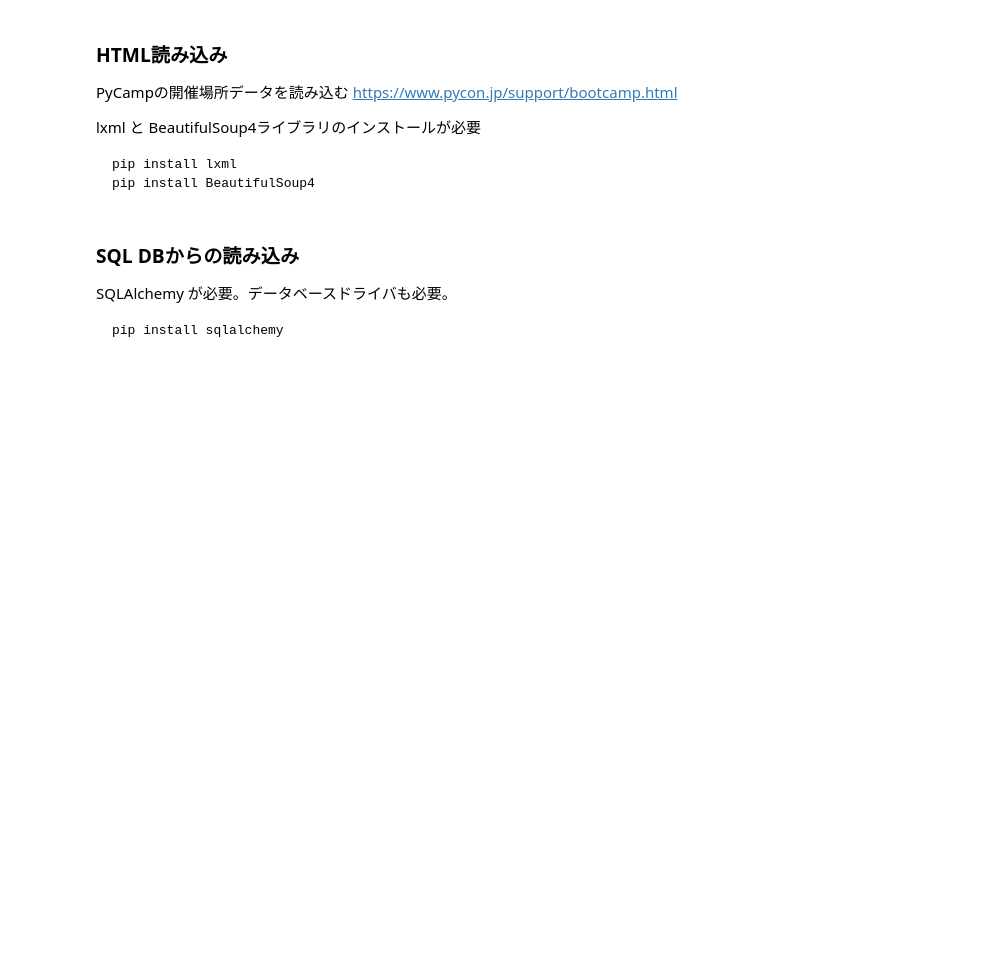
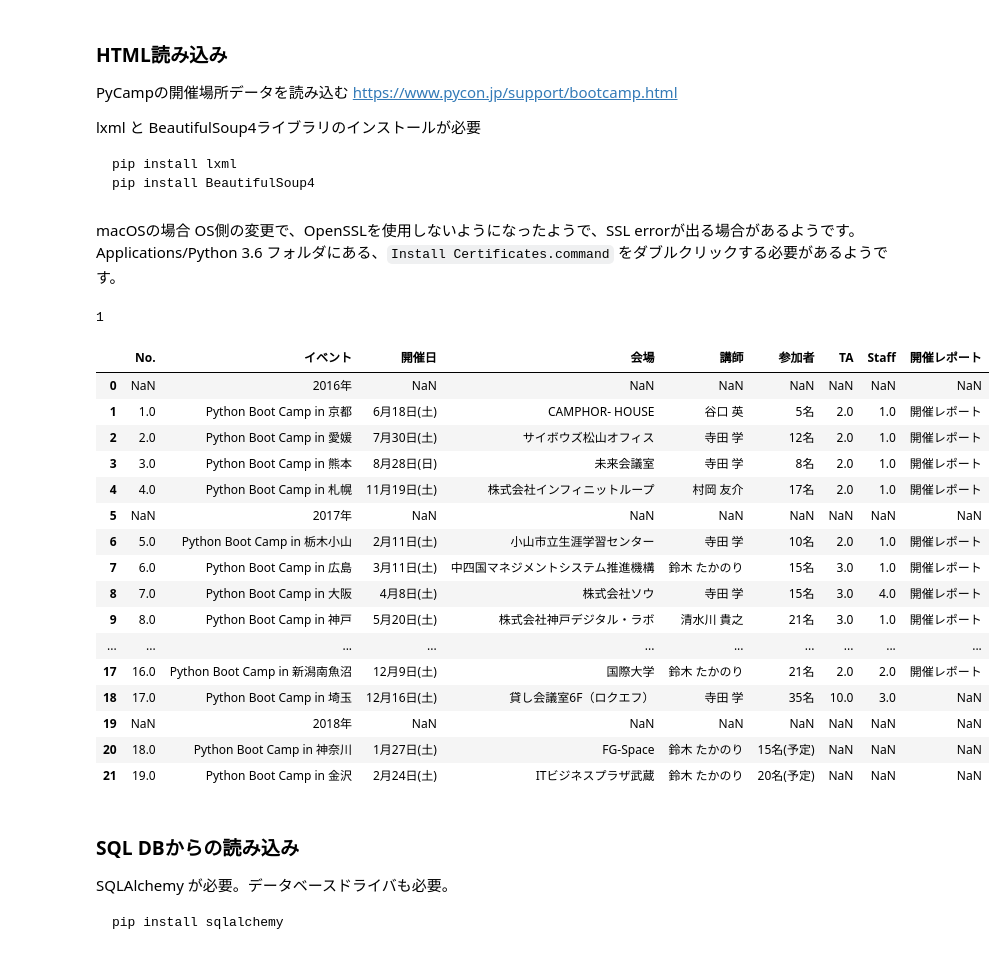
Before and after one commit to terapyon/python-datahandling-tutorial, a Jupyter notebook: 4-pandas-datahandling.ipynb, the cells around one changed output. Saved outputs shown, nothing was run; the diff lists cells and outputs as text; code cells hidden in the pictures; blank space fills up the shorter version.

````diff
--- a/4-pandas-datahandling.ipynb
+++ b/4-pandas-datahandling.ipynb
@@ -270,9 +270,38 @@ lxml と BeautifulSoup4ライブラリのインストールが必要
 pip install lxml
 pip install BeautifulSoup4
 ```
+# %% [markdown]
+macOSの場合
+OS側の変更で、OpenSSLを使用しないようになったようで、SSL errorが出る場合があるようです。
+Applications/Python 3.6 フォルダにある、`Install Certificates.command` をダブルクリックする必要があるようです。
 # %%
-# tables = pd.read_html("https://www.pycon.jp/support/bootcamp.html")
-# TODO: 別のサイトを探そう SSLエラーになる。
+tables = pd.read_html("https://www.pycon.jp/support/bootcamp.html")
+# %%
+len(tables)
+# %% [output]
+1
+# %%
+df = tables[0]
+# %%
+df
+# %% [output]
+|  | No. | イベント | 開催日 | 会場 | 講師 | 参加者 | TA | Staff | 開催レポート |
+| 0 | NaN | 2016年 | NaN | NaN | NaN | NaN | NaN | NaN | NaN |
+| 1 | 1.0 | Python Boot Camp in 京都 | 6月18日(土) | CAMPHOR- HOUSE | 谷口 英 | 5名 | 2.0 | 1.0 | 開催レポート |
+| 2 | 2.0 | Python Boot Camp in 愛媛 | 7月30日(土) | サイボウズ松山オフィス | 寺田 学 | 12名 | 2.0 | 1.0 | 開催レポート |
+| 3 | 3.0 | Python Boot Camp in 熊本 | 8月28日(日) | 未来会議室 | 寺田 学 | 8名 | 2.0 | 1.0 | 開催レポート |
+| 4 | 4.0 | Python Boot Camp in 札幌 | 11月19日(土) | 株式会社インフィニットループ | 村岡 友介 | 17名 | 2.0 | 1.0 | 開催レポート |
+| 5 | NaN | 2017年 | NaN | NaN | NaN | NaN | NaN | NaN | NaN |
+| 6 | 5.0 | Python Boot Camp in 栃木小山 | 2月11日(土) | 小山市立生涯学習センター | 寺田 学 | 10名 | 2.0 | 1.0 | 開催レポート |
+| 7 | 6.0 | Python Boot Camp in 広島 | 3月11日(土) | 中四国マネジメントシステム推進機構 | 鈴木 たかのり | 15名 | 3.0 | 1.0 | 開催レポート |
+| 8 | 7.0 | Python Boot Camp in 大阪 | 4月8日(土) | 株式会社ソウ | 寺田 学 | 15名 | 3.0 | 4.0 | 開催レポート |
+| 9 | 8.0 | Python Boot Camp in 神戸 | 5月20日(土) | 株式会社神戸デジタル・ラボ | 清水川 貴之 | 21名 | 3.0 | 1.0 | 開催レポート |
+| ... | ... | ... | ... | ... | ... | ... | ... | ... | ... |
+| 17 | 16.0 | Python Boot Camp in 新潟南魚沼 | 12月9日(土) | 国際大学 | 鈴木 たかのり | 21名 | 2.0 | 2.0 | 開催レポート |
+| 18 | 17.0 | Python Boot Camp in 埼玉 | 12月16日(土) | 貸し会議室6F（ロクエフ） | 寺田 学 | 35名 | 10.0 | 3.0 | NaN |
+| 19 | NaN | 2018年 | NaN | NaN | NaN | NaN | NaN | NaN | NaN |
+| 20 | 18.0 | Python Boot Camp in 神奈川 | 1月27日(土) | FG-Space | 鈴木 たかのり | 15名(予定) | NaN | NaN | NaN |
+| 21 | 19.0 | Python Boot Camp in 金沢 | 2月24日(土) | ITビジネスプラザ武蔵 | 鈴木 たかのり | 20名(予定) | NaN | NaN | NaN |
 # %% [markdown]
 ### SQL DBからの読み込み
 SQLAlchemy が必要。データベースドライバも必要。
````
Also changed, not shown: 2 other files.
